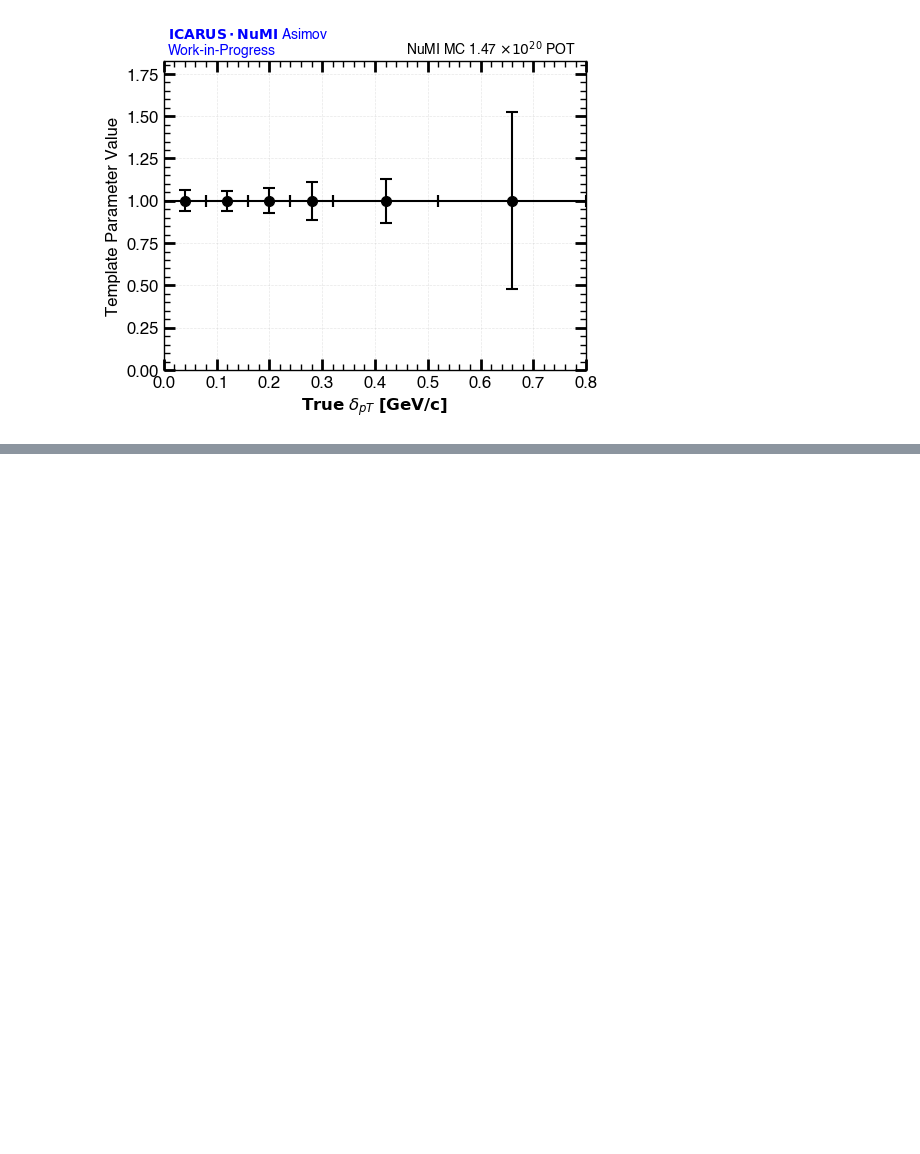
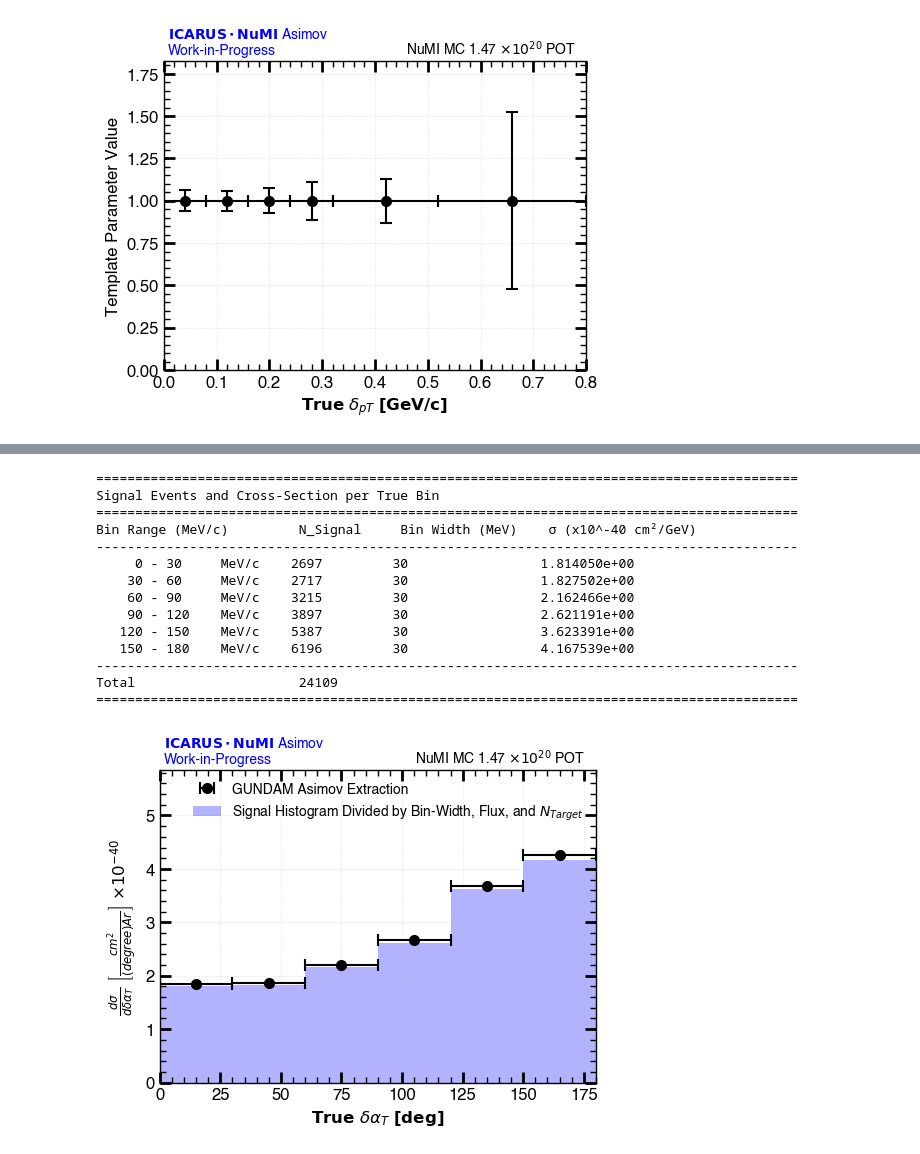
Before and after one commit to rvizarreta/gundam-icarus, a Jupyter notebook: Notebooks/Asimov_Studies.ipynb, the cells around one changed output, grey strips where cells are left out. Saved outputs shown, nothing was run; the diff lists cells and outputs as text; code cells hidden in the pictures; blank space fills up the shorter version.

```diff
--- a/Notebooks/Asimov_Studies.ipynb
+++ b/Notebooks/Asimov_Studies.ipynb
@@ -84,0 +91,35 @@ fig_xs, ax_xs = plot_scatter(
+# %%
+bins_mev = [(0, 30), (30, 60), (60, 90), (90, 120), (120, 150), (150, 180)]
+# Overlay manual calculation
+fig, ax, xs = overlay_manual_cross_section(
+    fig=fig_xs,
+    ax=ax_xs,
+    root_file_path="/Users/rvizarreta/Library/CloudStorage/GoogleDrive-rvizarreta14@gmail.com/My Drive/🏛 PhD Repository/🚀 Research/🤖 Experiments&Projects/ICARUS/ICARUS_CC0pi_Selection/data/icarus_numi_numu_mc_onbeam_offbeam_syst_gundam.root",
+    bins_mev=bins_mev,
+    n_targets=4.6079073e30,
+    flux=1.075491e+11,
+    color='blue',
+    marker='s',
+    label=r'Signal Histogram Divided by Bin-Width, Flux, and $N_{Target}$',
+    variable_name="true_dalphaT_deg",
+    scaling_power_of_10=1e37,
+    energy_conversion=False
+)
+fig.savefig('Plots/TrueDeltaAlphaT_XS_Asimov.png', dpi=300, bbox_inches='tight')
+display(fig)
+# %% [output]
+==========================================================================================
+Signal Events and Cross-Section per True Bin
+==========================================================================================
+Bin Range (MeV/c)         N_Signal     Bin Width (MeV)    σ (x10^-40 cm²/GeV)
+------------------------------------------------------------------------------------------
+     0 - 30     MeV/c    2697         30                 1.814050e+00
+    30 - 60     MeV/c    2717         30                 1.827502e+00
+    60 - 90     MeV/c    3215         30                 2.162466e+00
+    90 - 120    MeV/c    3897         30                 2.621191e+00
+   120 - 150    MeV/c    5387         30                 3.623391e+00
+   150 - 180    MeV/c    6196         30                 4.167539e+00
+------------------------------------------------------------------------------------------
+Total                     24109
+==========================================================================================
+[figure, added]
```
Also changed, not shown: parts of 4 cells of this notebook, 2 other files.
